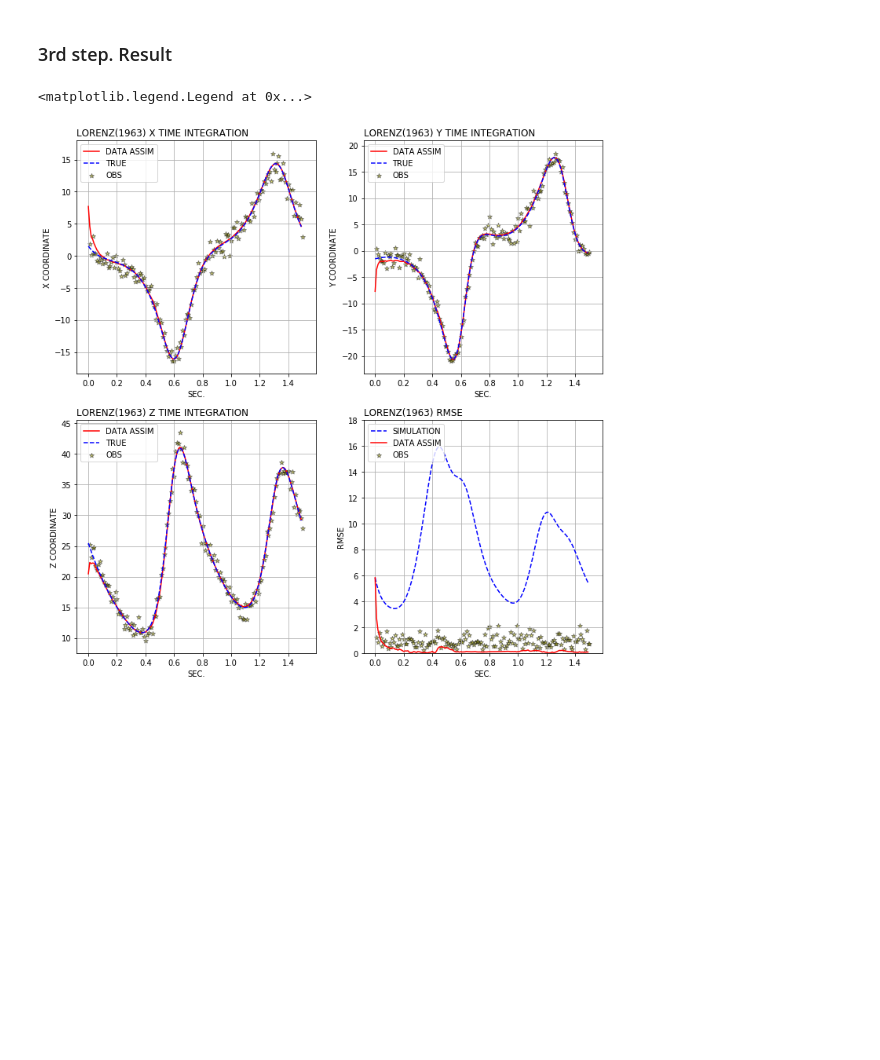
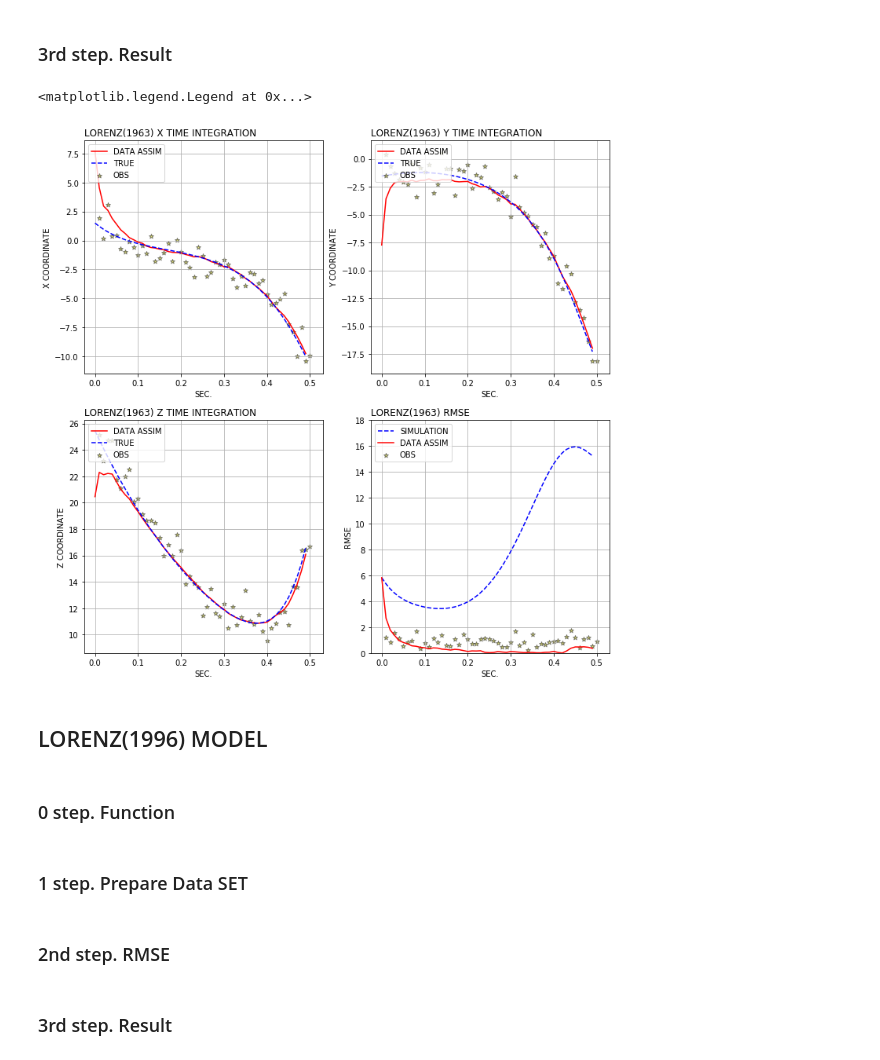
Before and after one commit to Toyo-Daichi/DA_basic, a Jupyter notebook: exp_view.ipynb, the cells around one changed output. Cells and saved outputs as stored; diff of their text form; code cells hidden in the pictures; blank space fills up the shorter version.

```diff
--- a/exp_view.ipynb
+++ b/exp_view.ipynb
@@ -111,7 +115,7 @@ rmse_obs = _accuracy_rmse_func(obs_true_list, obs_list, num_obs_elem)
 fig, ax = plt.subplots(2,2,figsize=(12,12))
 
 # set parm
-time_length = 150
+time_length = 50
 
 # ax[0,0] = x
 x_ax = ax[0,0]
@@ -135,31 +139,41 @@ y_ax.set_ylabel('Y COORDINATE')
 y_ax.set_title('LORENZ(1963) Y TIME INTEGRATION', loc='left')
 y_ax.grid()
 y_ax.legend(loc='upper left')
 
 
 # ax[1,0] = z
 z_ax = ax[1,0]
 z_ax.plot(time_list[0:time_length], da_list[2][0:time_length], color='r', ls='-', label='DATA ASSIM')
 z_ax.plot(time_list[0:time_length], true_list[2][0:time_length], color='b', ls='--', label='TRUE')
 z_ax.scatter(obs_time_list[0:time_length], obs_list[2][0:time_length],  marker='*', color='y', edgecolor='k', s=35, alpha=0.5, label='OBS')
 z_ax.set_xlabel('SEC.')
 z_ax.set_ylabel('Z COORDINATE')
 z_ax.set_title('LORENZ(1963) Z TIME INTEGRATION', loc='left')
 z_ax.grid()
 z_ax.legend(loc='upper left')
 
 
 #ax[1,1] = RMSE
 rmse_ax = ax[1,1]
 rmse_ax.plot(time_list[0:time_length], rmse_sim[0:time_length], ls="--", color='b', label='SIMULATION')
 rmse_ax.plot(time_list[0:time_length], rmse_kf[0:time_length], ls="-", color='r', label='DATA ASSIM')
 rmse_ax.scatter(obs_time_list[0:time_length], rmse_obs[0:time_length], marker='*', color='y', s=35, alpha=0.5, edgecolor='k', label='OBS')
 rmse_ax.set_xlabel('SEC.')
 rmse_ax.set_ylabel('RMSE')
 rmse_ax.set_ylim(0, 18)
 rmse_ax.set_title('LORENZ(1963) RMSE', loc='left')
 rmse_ax.grid()
 rmse_ax.legend(loc='upper left')
 # %% [output]
 <matplotlib.legend.Legend at 0x...>
-[figure, old version]
+[figure, new version]
+# %% [markdown]
+## LORENZ(1996) MODEL
+# %% [markdown]
+### 0 step. Function
+# %% [markdown]
+### 1 step. Prepare Data SET
+# %% [markdown]
+### 2nd step. RMSE
+# %% [markdown]
+### 3rd step. Result
```
Also changed, not shown: parts of 4 cells of this notebook, 4 other files.
